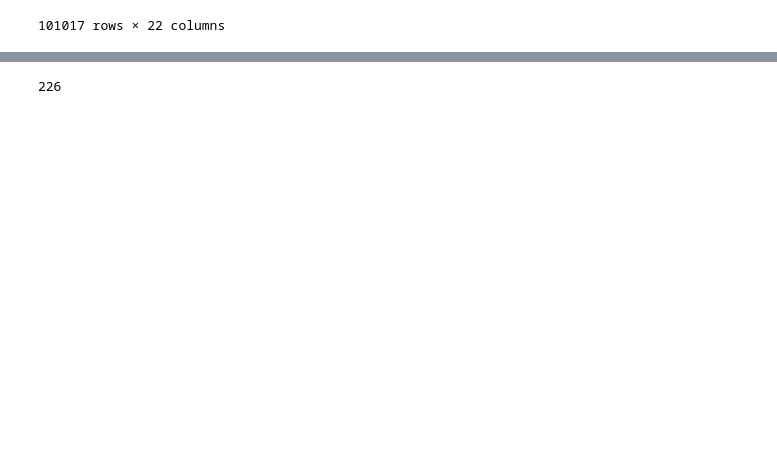
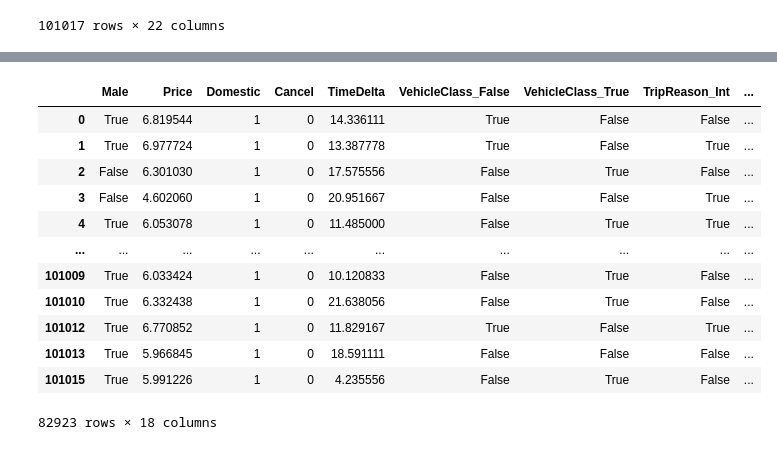
Before and after one commit to Periphanes/online_slaps, a Jupyter notebook: data/non_graph_wrangling/ticket_cancel_pre.ipynb, the cells around one changed output, grey strips where cells are left out. Saved outputs shown, nothing was run; the diff lists cells and outputs as text; code cells hidden in the pictures; blank space fills up the shorter version.

```diff
--- a/data/non_graph_wrangling/ticket_cancel_pre.ipynb
+++ b/data/non_graph_wrangling/ticket_cancel_pre.ipynb
@@ -63,4 +55,29 @@ df
-# %%
-len(df["VehicleType"].unique())
-# %% [output]
-226
+# %%
+df = pd.get_dummies(df, columns = ["VehicleClass", "TripReason", "Vehicle", "ReserveStatus"])
+# %%
+# delete duplicated rows in dataset
+def duplicated_rows(df):
+    df=df.drop_duplicates(keep='first')
+    return df
+
+df = duplicated_rows(df)
+# %%
+df["DiscountPercentage"] = df["CouponDiscount"] / df["Price"]
+df = df.drop(columns = ["CouponDiscount"])
+# %%
+df.Price = np.log10(df.Price)
+df
+# %% [output]
+|  | Male | Price | Domestic | Cancel | TimeDelta | VehicleClass_False | VehicleClass_True | TripReason_Int | ... |
+| 0 | True | 6.819544 | 1 | 0 | 14.336111 | True | False | False | ... |
+| 1 | True | 6.977724 | 1 | 0 | 13.387778 | True | False | True | ... |
+| 2 | False | 6.301030 | 1 | 0 | 17.575556 | False | True | False | ... |
+| 3 | False | 4.602060 | 1 | 0 | 20.951667 | False | False | True | ... |
+| 4 | True | 6.053078 | 1 | 0 | 11.485000 | False | True | True | ... |
+| ... | ... | ... | ... | ... | ... | ... | ... | ... | ... |
+| 101009 | True | 6.033424 | 1 | 0 | 10.120833 | False | True | False | ... |
+| 101010 | True | 6.332438 | 1 | 0 | 21.638056 | False | True | False | ... |
+| 101012 | True | 6.770852 | 1 | 0 | 11.829167 | True | False | True | ... |
+| 101013 | True | 5.966845 | 1 | 0 | 18.591111 | False | False | False | ... |
+| 101015 | True | 5.991226 | 1 | 0 | 4.235556 | False | True | False | ... |
+82923 rows × 18 columns
```
Also changed, not shown: parts of 10 cells of this notebook.
